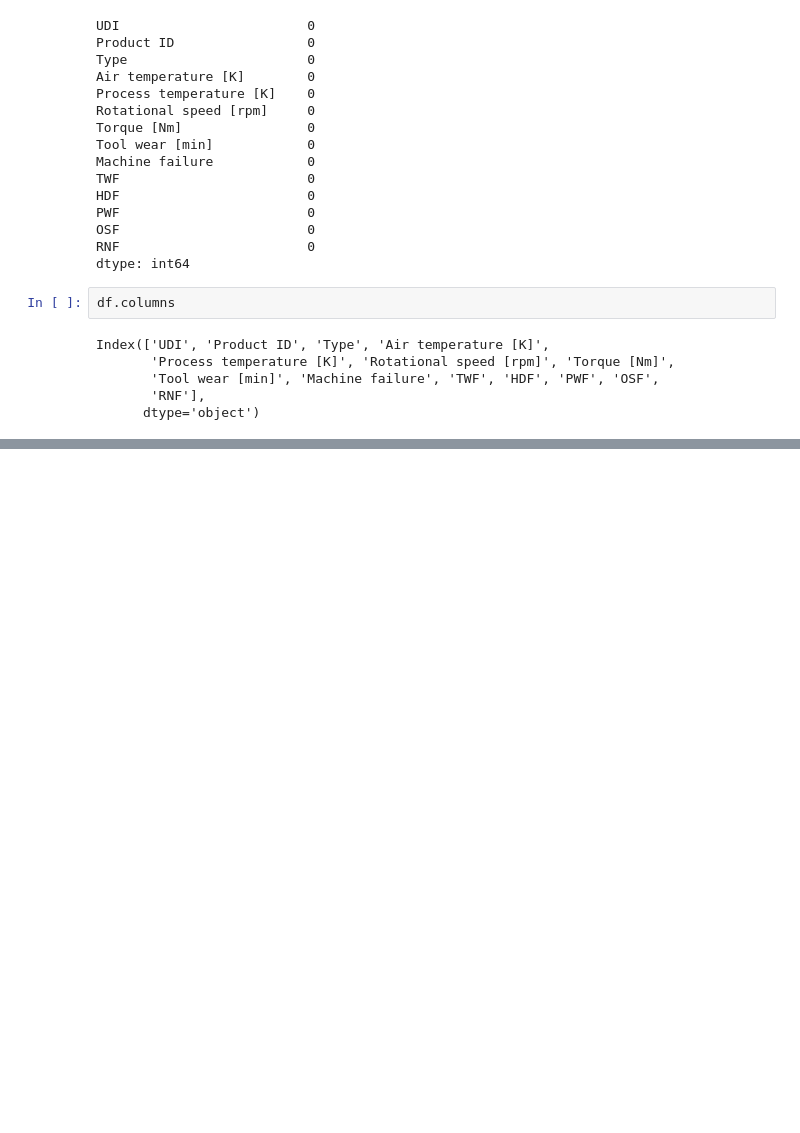
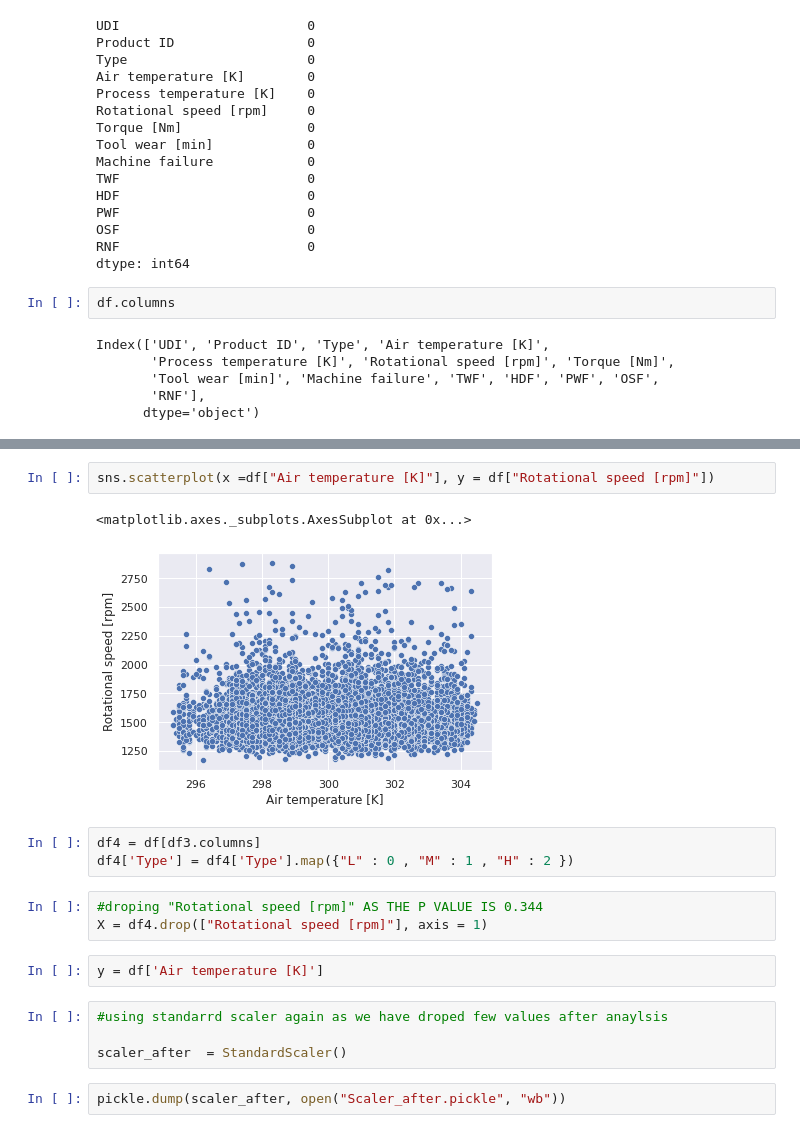
Before and after one commit to pk1308/PredictiveMaintenance, a Jupyter notebook: linearregression_excercise.ipynb, the cells around one changed output, grey strips where cells are left out. Saved outputs shown, nothing was run; the diff lists cells and outputs as text; blank space fills up the shorter version.

```diff
--- a/linearregression_excercise.ipynb
+++ b/linearregression_excercise.ipynb
@@ -130,0 +429,19 @@ Index(['UDI', 'Product ID', 'Type', 'Air temperature [K]',
+# %%
+sns.scatterplot(x =df["Air temperature [K]"], y = df["Rotational speed [rpm]"])
+# %% [output]
+<matplotlib.axes._subplots.AxesSubplot at 0x...>
+[figure, added]
+# %%
+df4 = df[df3.columns]
+df4['Type'] = df4['Type'].map({"L" : 0 , "M" : 1 , "H" : 2 })
+# %%
+#droping "Rotational speed [rpm]" AS THE P VALUE IS 0.344
+X = df4.drop(["Rotational speed [rpm]"], axis = 1)
+# %%
+y = df['Air temperature [K]']
+# %%
+#using standarrd scaler again as we have droped few values after anaylsis
+
+scaler_after  = StandardScaler()
+# %%
+pickle.dump(scaler_after, open("Scaler_after.pickle", "wb"))
```
Also changed, not shown: parts of 56 cells of this notebook, 4 other files.
